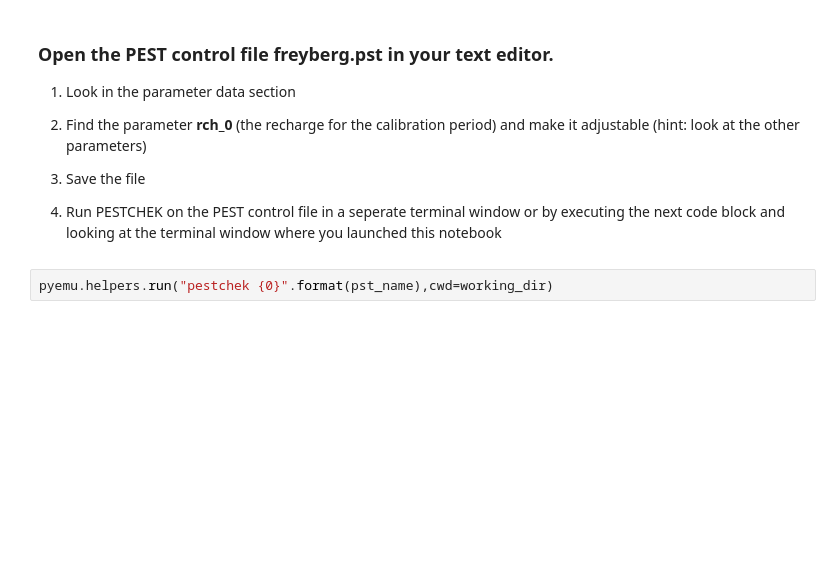
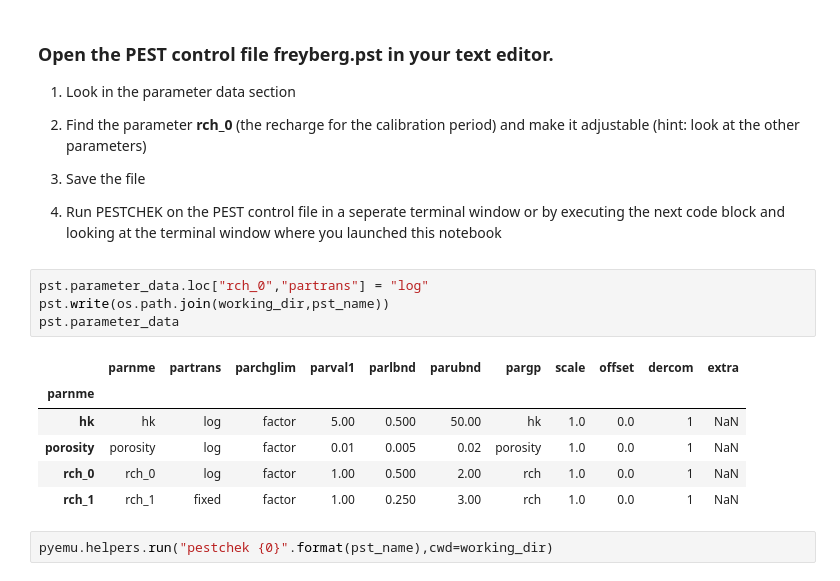
Before and after one commit to mnfienen/GW1876, a Jupyter notebook: activities/freyberg_k_and_r/freyberg_k_and_r.ipynb, the cells around one changed output. Drawn from its saved outputs; the diff is of its cells as text; blank space fills up the shorter version.

```diff
--- a/activities/freyberg_k_and_r/freyberg_k_and_r.ipynb
+++ b/activities/freyberg_k_and_r/freyberg_k_and_r.ipynb
@@ -56,6 +76,17 @@ pyemu.helpers.run("pestchek {0}".format(pst_name),cwd=working_dir)
 3) Save the file
 
 4) Run PESTCHEK on the PEST control file in a seperate terminal window or by executing the next code block and looking at the terminal window where you launched this notebook
+# %%
+pst.parameter_data.loc["rch_0","partrans"] = "log"
+pst.write(os.path.join(working_dir,pst_name))
+pst.parameter_data
+# %% [output]
+|  | parnme | partrans | parchglim | parval1 | parlbnd | parubnd | pargp | scale | offset | dercom | extra |
+| parnme |  |  |  |  |  |  |  |  |  |  |  |
+| hk | hk | log | factor | 5.00 | 0.500 | 50.00 | hk | 1.0 | 0.0 | 1 | NaN |
+| porosity | porosity | log | factor | 0.01 | 0.005 | 0.02 | porosity | 1.0 | 0.0 | 1 | NaN |
+| rch_0 | rch_0 | log | factor | 1.00 | 0.500 | 2.00 | rch | 1.0 | 0.0 | 1 | NaN |
+| rch_1 | rch_1 | fixed | factor | 1.00 | 0.250 | 3.00 | rch | 1.0 | 0.0 | 1 | NaN |
 # %%
 pyemu.helpers.run("pestchek {0}".format(pst_name),cwd=working_dir)
 # %% [markdown]
```
Also changed, not shown: parts of 15 cells of this notebook, 6 other files.
